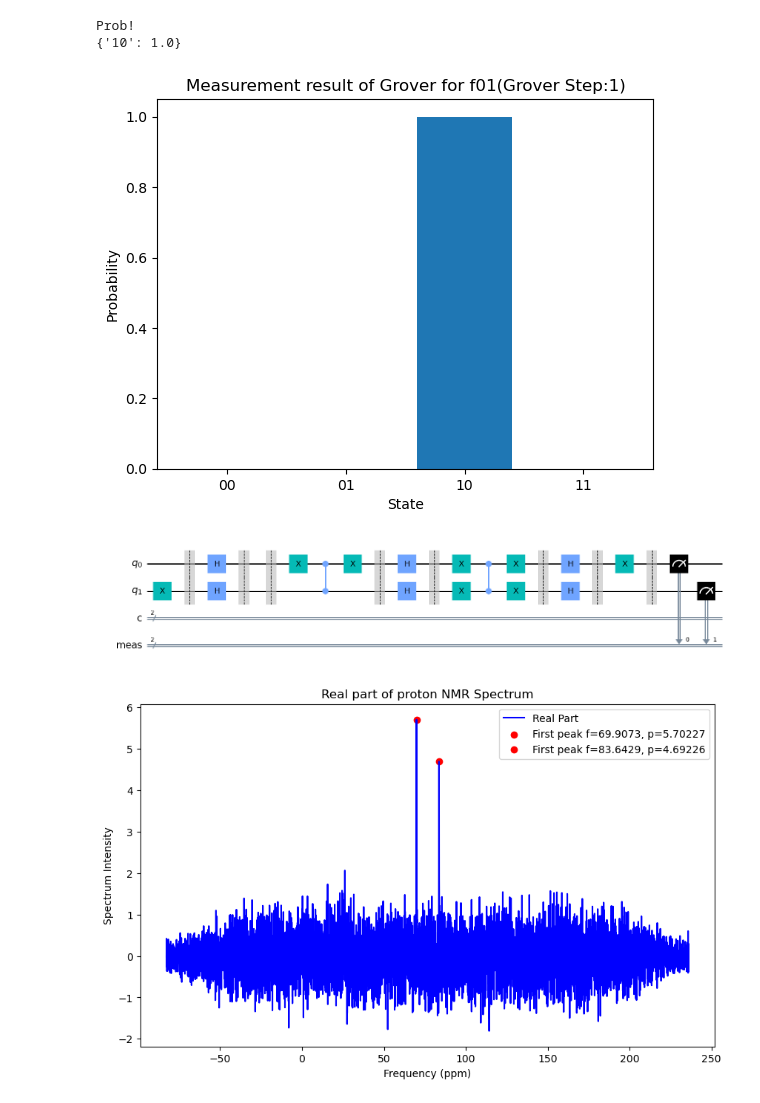
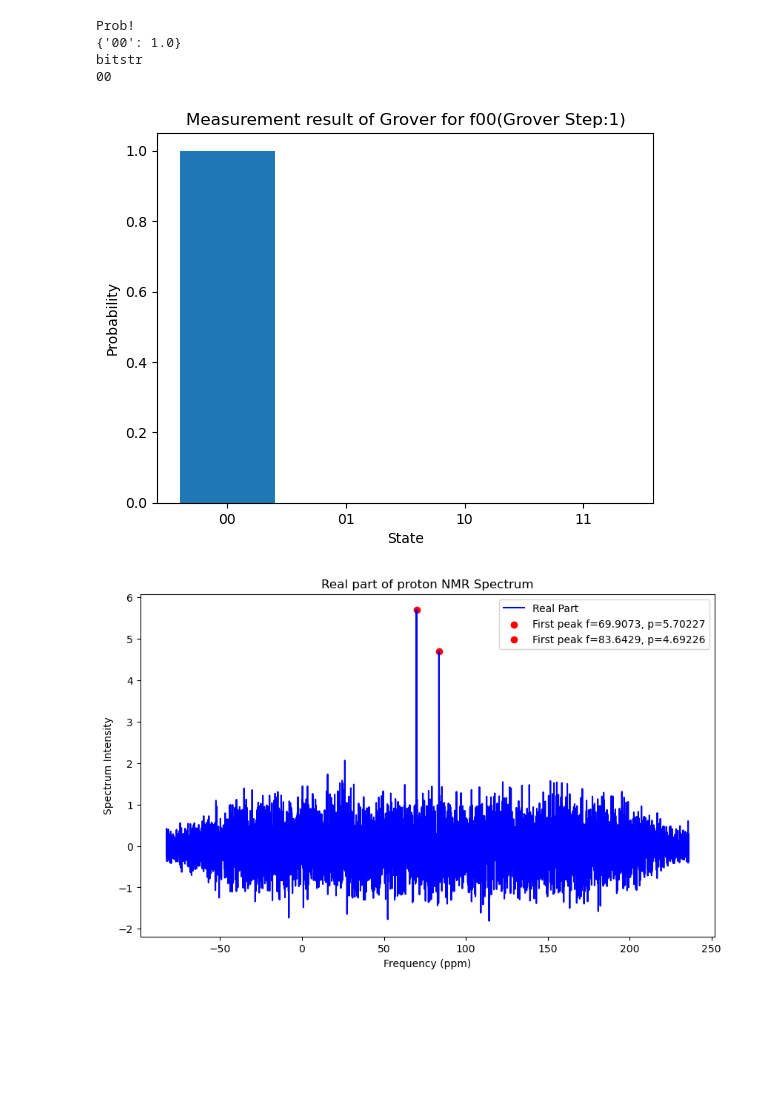
Before and after one commit to yezhuoyang/NMRPulse, a Jupyter notebook: example.ipynb, the cells around one changed output. Cells and saved outputs as stored; diff of their text form; code cells hidden in the pictures; blank space fills up the shorter version.

```diff
--- a/example.ipynb
+++ b/example.ipynb
@@ -4,17 +4,19 @@ from Simulator.algorithm import *
 from Simulator.NMRdensity import *
 # %%
 database = [0, 0, 0, 0]
-database[1] = 1
+database[0] = 1
 
 grover = Grover()
 grover.set_grover_step(1)
 grover.set_function(database)
 
 #grover.construct_circuit()
 #grover.calculate_result_circuit()
 
 grover.plot_measure_all()
 # %% [output]
 Prob!
-{'10': 1.0}
+{'00': 1.0}
+bitstr
+00
-[figure, old version]
+[figure, new version]
@@ -23,7 +23,10 @@ circuit=grover.circuit
 # %%
-circuit.draw("mpl")
+circuit=grover.circuit
+
+figure = circuit.draw('mpl')
+
+# Save the figure
+figure.savefig("Grovercircuit00.png")  # You can specify the format by the file extension
-# %% [output]
-[figure, removed]
 # %%
 def find_two_largest_peaks(x, y):
     # Convert to numpy arrays for processing
```
Also changed, not shown: parts of 2 cells of this notebook, 53 other files.
